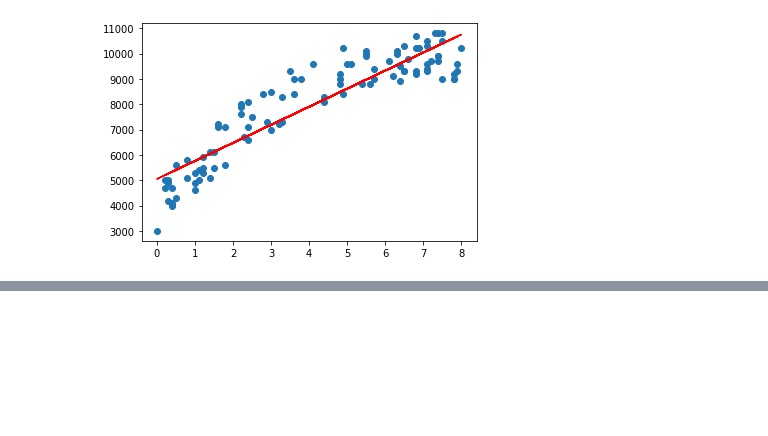
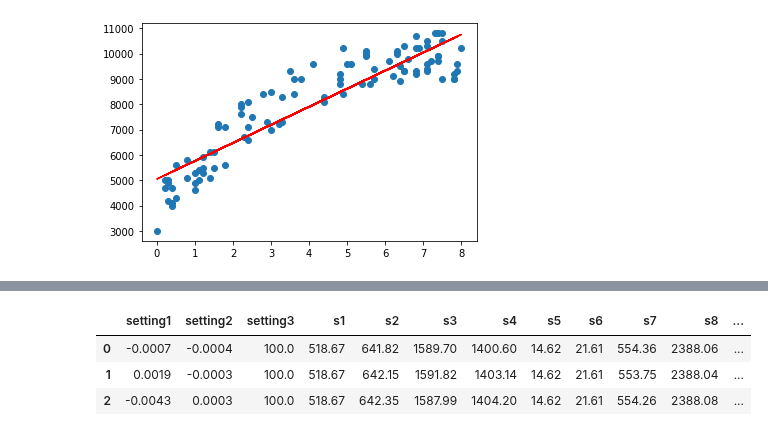
Before and after one commit to ywchiu/tibamedl, a Jupyter notebook: Demo20210320.ipynb, the cells around one changed output, grey strips where cells are left out. Saved outputs shown, nothing was run; the diff lists cells and outputs as text; code cells hidden in the pictures; blank space fills up the shorter version.

```diff
--- a/Demo20210320.ipynb
+++ b/Demo20210320.ipynb
@@ -375,0 +455,22 @@ plt.plot(salary.iloc[:,0],pred_y,c = 'red')
+# %%
+import pandas
+train_data_url = 'https://raw.githubusercontent.com/ywchiu/HKPC/master/data/pdm_train.csv'
+df_train = pandas.read_csv(train_data_url)
+# %%
+features = ['setting1', 'setting2', 'setting3', 's1', 's2', 's3', 's4', 's5', 's6', 's7',
+            's8', 's9', 's10', 's11', 's12', 's13', 's14', 's15', 's16', 's17', 's18',
+            's19', 's20', 's21', 'av1', 'av2', 'av3', 'av4', 'av5', 'av6', 'av7', 'av8',
+            'av9', 'av10', 'av11', 'av12', 'av13', 'av14', 'av15', 'av16', 'av17', 'av18',
+            'av19', 'av20', 'av21', 'sd1', 'sd2', 'sd3', 'sd4', 'sd5', 'sd6', 'sd7', 'sd8',
+            'sd9', 'sd10', 'sd11', 'sd12', 'sd13', 'sd14', 'sd15', 'sd16', 'sd17', 'sd18',
+            'sd19', 'sd20', 'sd21']
+
+train_X = df_train[features]
+train_y = df_train['label_bnc']
+# %%
+train_X.head(3)
+# %% [output]
+|  | setting1 | setting2 | setting3 | s1 | s2 | s3 | s4 | s5 | s6 | s7 | s8 | ... |
+| 0 | -0.0007 | -0.0004 | 100.0 | 518.67 | 641.82 | 1589.70 | 1400.60 | 14.62 | 21.61 | 554.36 | 2388.06 | ... |
+| 1 | 0.0019 | -0.0003 | 100.0 | 518.67 | 642.15 | 1591.82 | 1403.14 | 14.62 | 21.61 | 553.75 | 2388.04 | ... |
+| 2 | -0.0043 | 0.0003 | 100.0 | 518.67 | 642.35 | 1587.99 | 1404.20 | 14.62 | 21.61 | 554.26 | 2388.08 | ... |
```
Also changed, not shown: parts of 16 cells of this notebook.
